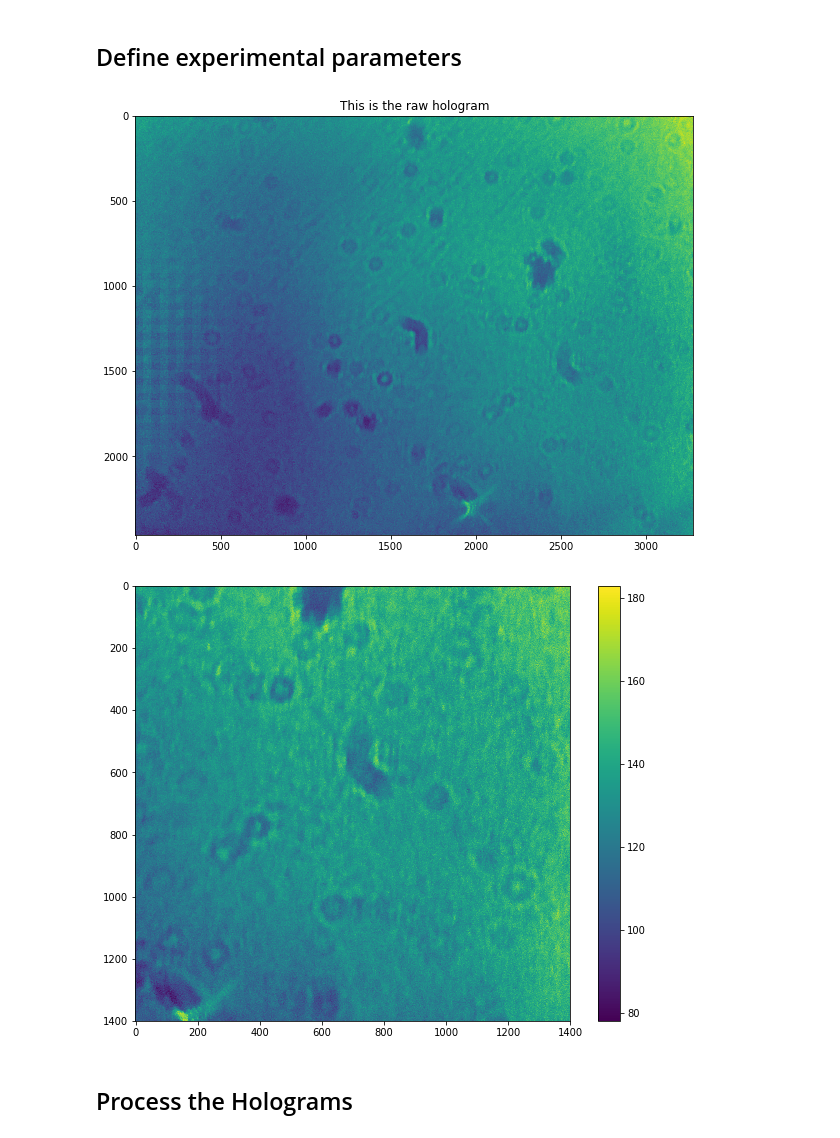
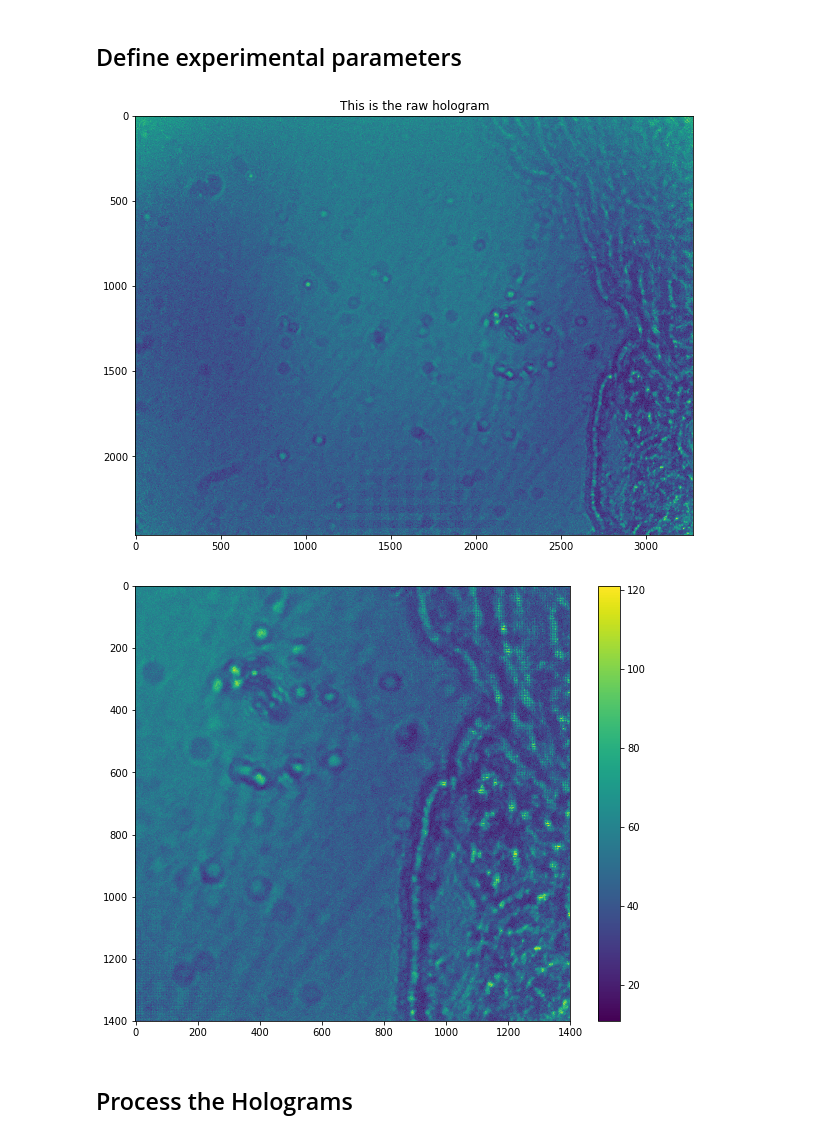
Before and after one commit to openUC2/UC2-GIT, a Jupyter notebook: WORKSHOP/INLINE-HOLOGRAMM/PYTHON/Listings_1_ReconHoloInline.ipynb, the cells around one changed output. Drawn from its saved outputs; the diff is of its cells as text; code cells hidden in the pictures.

```diff
--- a/WORKSHOP/INLINE-HOLOGRAMM/PYTHON/Listings_1_ReconHoloInline.ipynb
+++ b/WORKSHOP/INLINE-HOLOGRAMM/PYTHON/Listings_1_ReconHoloInline.ipynb
@@ -83,7 +83,7 @@ def FresnelPropagator(E0, ps, lambda0, z):
 ## Define experimental parameters
 # %%
 # define some experimental parameters
-my_holo_file = 'test_microplastic.jpg'# 'hologram_mouse.jpg'
+my_holo_file = 'hologram_mouse.jpg'#''hologram_mouse2.jpg'# 'test_microplastic.jpg'# 'hologram_mouse.jpg'
 my_background_file = 'test2bg.jpg'
 mychannel = 2 # select the color channel 0,1,2
 mysize = 1400 # region of interest around the center coordinate
@@ -102,35 +102,35 @@ stepsize = 0.001;
 myholo = 1.*plt.imread(my_holo_file);
 
 # select only the blue channel (because we used the blue LED)
 myholo = myholo[:,:,mychannel ]
 
 # if we acquired the background, subtract it!
 if(0):
     mybak = 1.*imread(my_background_file)
     mybak = mybak[:,:,mychannel ]
     myholo = myholo/(20+mybak) # add some value to avoid dividing by zero
 
 # Display the raw hologram
 plt.title('This is the raw hologram'), plt.imshow(myholo), plt.show()
 # crop out the ROI around the center to speed up computation (RADIX 2 please!)
 holosize = myholo.shape
 #myholo =  myholo[int(holosize[0]/2-mysize/2):int(holosize[0]/2+mysize/2), int(holosize[0]/2-mysize/2):int(holosize[0]/2+mysize/2)]
 myholo =  myholo[int(center_y-mysize//2):int(center_y+mysize//2), int(center_x-mysize//2):int(center_x+mysize//2)]
 
 
 # display intermediate result
 plt.imshow(myholo)
 plt.colorbar()
 plt.show()
 
 # normalize hologram
 myholo = myholo/np.max(myholo);
 
 # estimate hologram's amplitude
 myamplitude = np.sqrt(myholo);
 # %% [output]
-[figure, old version]
+[figure, new version]
-[figure, old version]
+[figure, new version]
 # %% [markdown]
 ## Process the Holograms
 # %%
```
Also changed, not shown: parts of 2 cells of this notebook, 4 other files.
